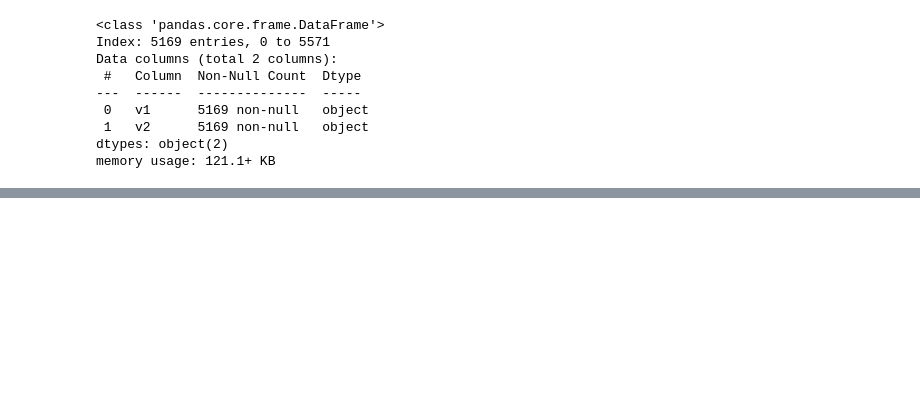
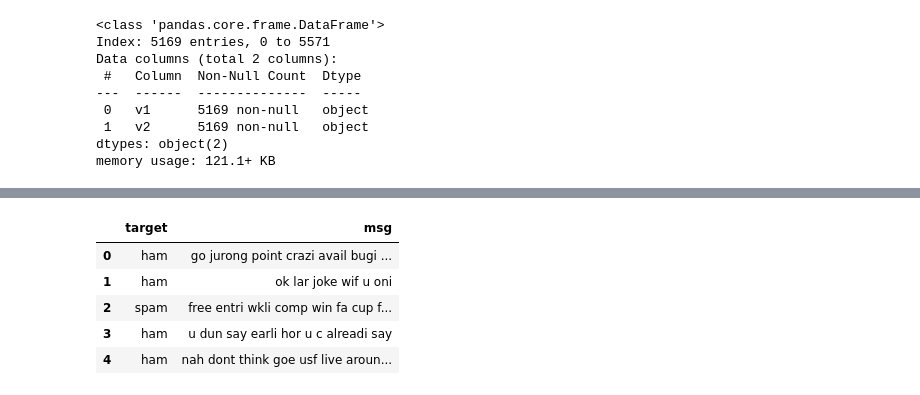
Before and after one commit to bnElmookhtar/TrustSentinel, a Jupyter notebook: models/SPAM/notebooks/preprocessing.ipynb, the cells around one changed output, grey strips where cells are left out. Cells and saved outputs as stored; diff of their text form; code cells hidden in the pictures; blank space fills up the shorter version.

```diff
--- a/models/SPAM/notebooks/preprocessing.ipynb
+++ b/models/SPAM/notebooks/preprocessing.ipynb
@@ -119,0 +137,21 @@ dataset.to_csv('../data/preprocessed_dataset.csv',index = False)
+# %%
+ps = PorterStemmer()
+
+def msg_preprocessing(msg):
+    msg = msg.lower()
+    msg = re.sub('[^a-zA-Z ]', '', msg)
+    msg = msg.split()
+    words_of_msg = [ps.stem(word) for word in msg if word not in set(stopwords.words('english'))]
+    preprocessed_msag = ' '.join(words_of_msg)
+    return preprocessed_msag
+
+dataset['msg'] = dataset['msg'].apply(msg_preprocessing)
+# %%
+dataset.head()
+# %% [output]
+|  | target | msg |
+| 0 | ham | go jurong point crazi avail bugi ... |
+| 1 | ham | ok lar joke wif u oni |
+| 2 | spam | free entri wkli comp win fa cup f... |
+| 3 | ham | u dun say earli hor u c alreadi say |
+| 4 | ham | nah dont think goe usf live aroun... |
```
Also changed, not shown: parts of 8 cells of this notebook, 2 other files.
